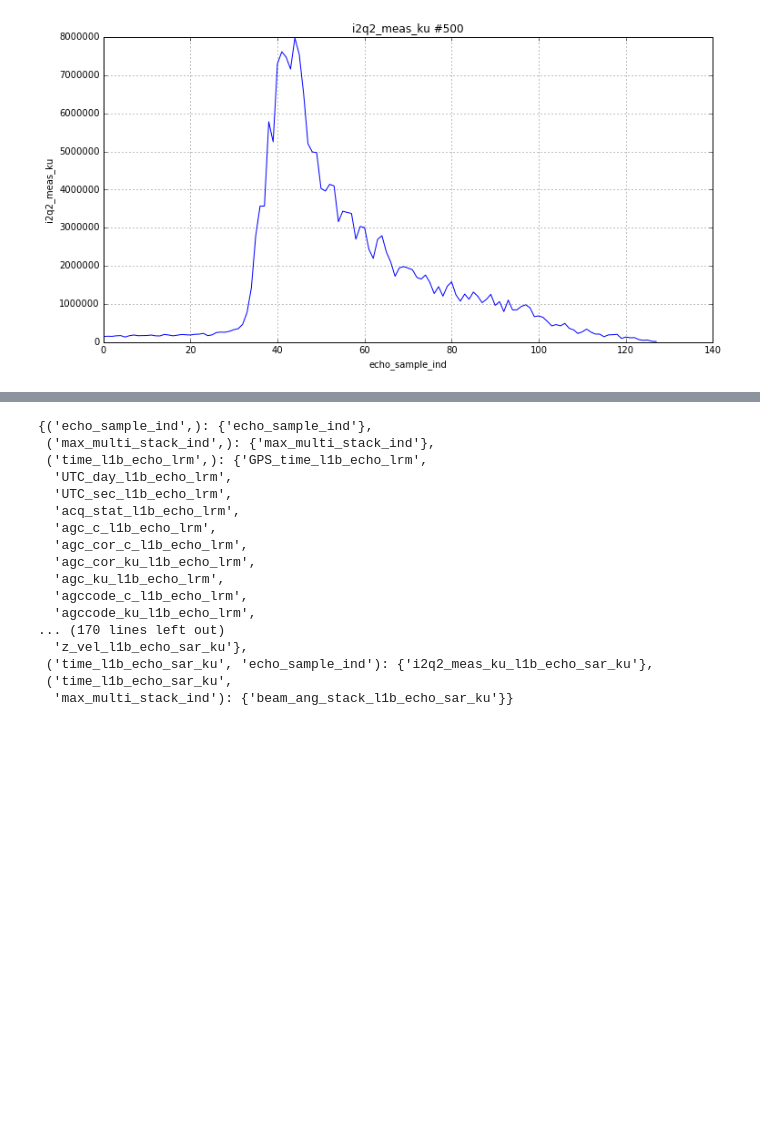
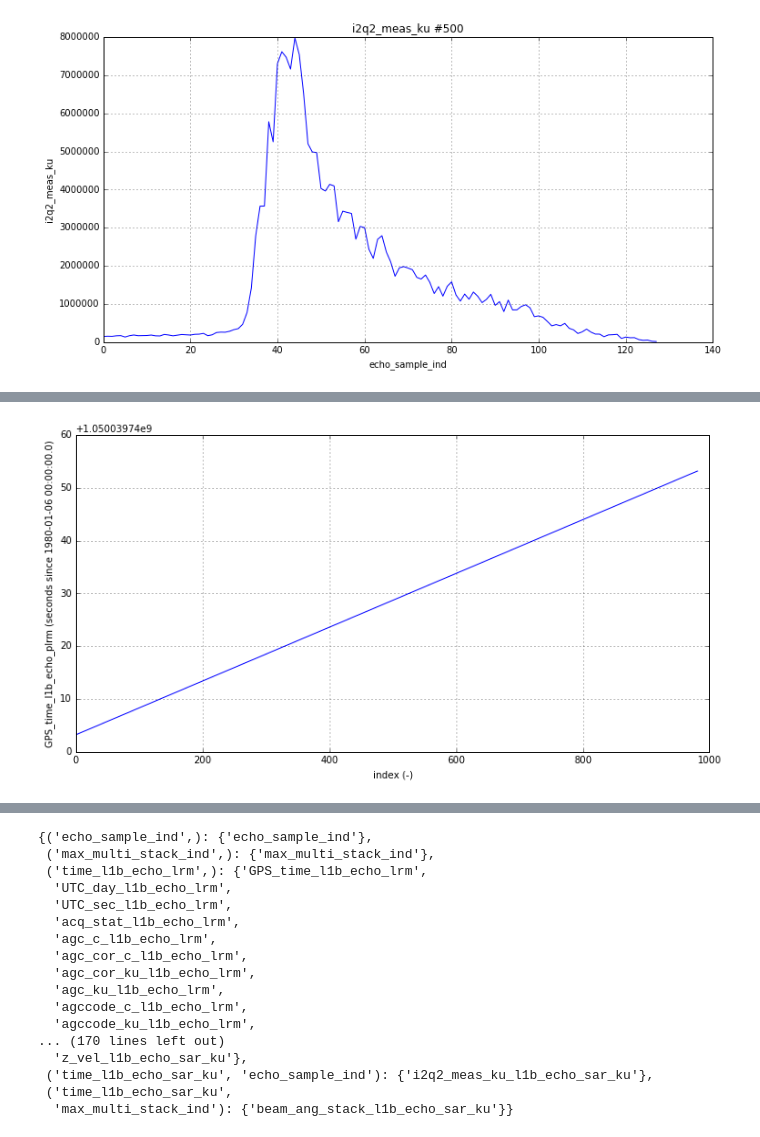
Before and after one commit to DeDop/dedop-core, a Jupyter notebook: notebooks/analysis-l1b.ipynb, the cells around one changed output, grey strips where cells are left out. Saved outputs shown, nothing was run; the diff lists cells and outputs as text; code cells hidden in the pictures; blank space fills up the shorter version.

```diff
--- a/notebooks/analysis-l1b.ipynb
+++ b/notebooks/analysis-l1b.ipynb
@@ -49,0 +62,4 @@ an.plot_meas(ref_ind=500)
+# %%
+an.plot_1d_vars()
+# %% [output]
+[figure, added]
```
Also changed, not shown: parts of 11 cells of this notebook, 1 other file.
